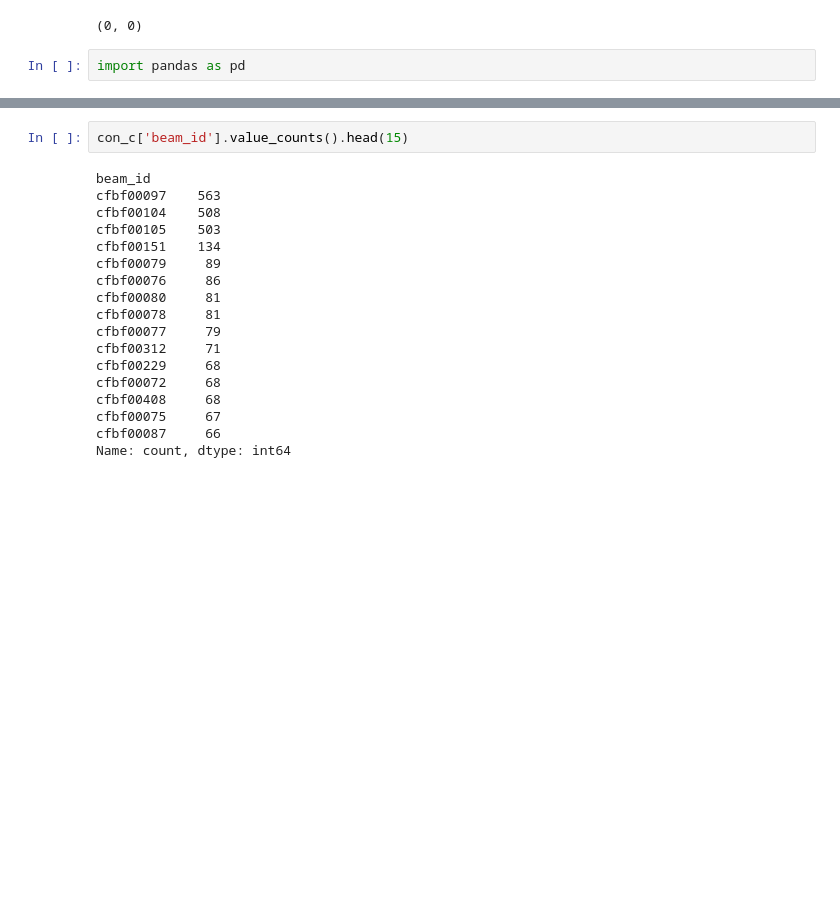
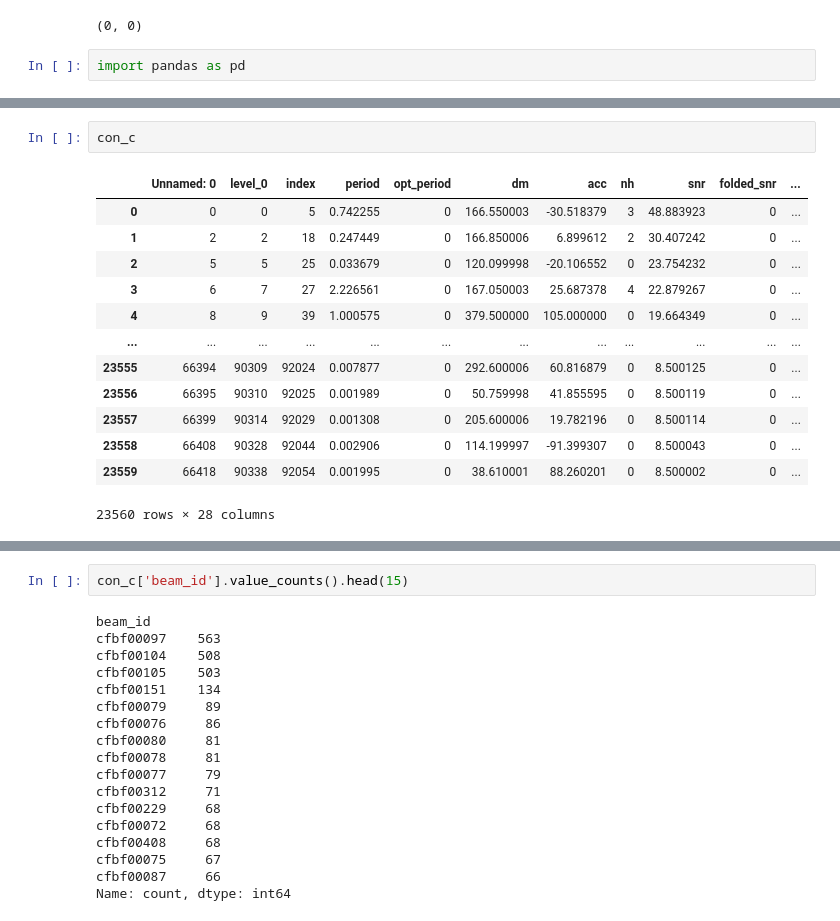
Before and after one commit to erc-compact/inception, a Jupyter notebook: offline_injector_nextflow/tester.ipynb, the cells around one changed output, grey strips where cells are left out. Cells and saved outputs as stored; diff of their text form; blank space fills up the shorter version.

```diff
--- a/offline_injector_nextflow/tester.ipynb
+++ b/offline_injector_nextflow/tester.ipynb
@@ -213,0 +262,16 @@ len(inj_c), len(orig_c), len(con_c),  np.sum(con_c['snr']-orig_c['snr'])
+# %%
+con_c
+# %% [output]
+|  | Unnamed: 0 | level_0 | index | period | opt_period | dm | acc | nh | snr | folded_snr | ... |
+| 0 | 0 | 0 | 5 | 0.742255 | 0 | 166.550003 | -30.518379 | 3 | 48.883923 | 0 | ... |
+| 1 | 2 | 2 | 18 | 0.247449 | 0 | 166.850006 | 6.899612 | 2 | 30.407242 | 0 | ... |
+| 2 | 5 | 5 | 25 | 0.033679 | 0 | 120.099998 | -20.106552 | 0 | 23.754232 | 0 | ... |
+| 3 | 6 | 7 | 27 | 2.226561 | 0 | 167.050003 | 25.687378 | 4 | 22.879267 | 0 | ... |
+| 4 | 8 | 9 | 39 | 1.000575 | 0 | 379.500000 | 105.000000 | 0 | 19.664349 | 0 | ... |
+| ... | ... | ... | ... | ... | ... | ... | ... | ... | ... | ... | ... |
+| 23555 | 66394 | 90309 | 92024 | 0.007877 | 0 | 292.600006 | 60.816879 | 0 | 8.500125 | 0 | ... |
+| 23556 | 66395 | 90310 | 92025 | 0.001989 | 0 | 50.759998 | 41.855595 | 0 | 8.500119 | 0 | ... |
+| 23557 | 66399 | 90314 | 92029 | 0.001308 | 0 | 205.600006 | 19.782196 | 0 | 8.500114 | 0 | ... |
+| 23558 | 66408 | 90328 | 92044 | 0.002906 | 0 | 114.199997 | -91.399307 | 0 | 8.500043 | 0 | ... |
+| 23559 | 66418 | 90338 | 92054 | 0.001995 | 0 | 38.610001 | 88.260201 | 0 | 8.500002 | 0 | ... |
+23560 rows × 28 columns
```
Also changed, not shown: parts of 17 cells of this notebook, 2 other files.
